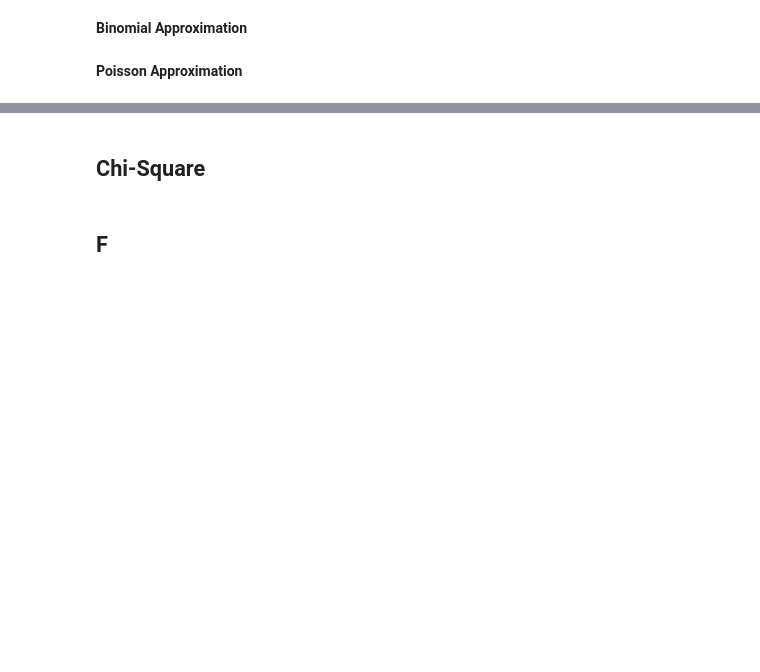
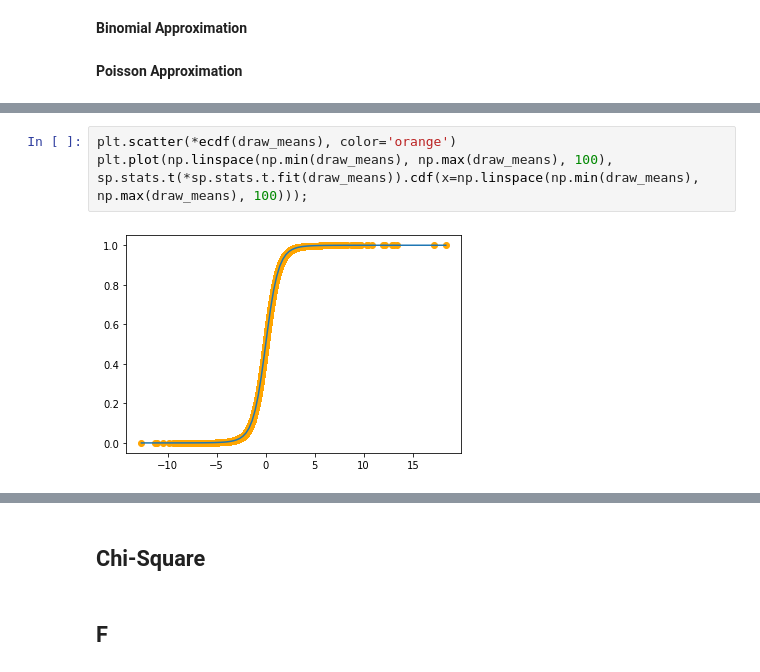
Before and after one commit to larryzzhang/analytics_compendium, a Jupyter notebook: Analytics Compendium.ipynb, the cells around one changed output, grey strips where cells are left out. Drawn from its saved outputs; the diff is of its cells as text; blank space fills up the shorter version.

```diff
--- a/Analytics Compendium.ipynb
+++ b/Analytics Compendium.ipynb
@@ -560,0 +655,5 @@ Standard Deviation: 1.00
+# %%
+plt.scatter(*ecdf(draw_means), color='orange')
+plt.plot(np.linspace(np.min(draw_means), np.max(draw_means), 100), sp.stats.t(*sp.stats.t.fit(draw_means)).cdf(x=np.linspace(np.min(draw_means), np.max(draw_means), 100)));
+# %% [output]
+[figure, added]
```
Also changed, not shown: parts of 29 cells of this notebook.
